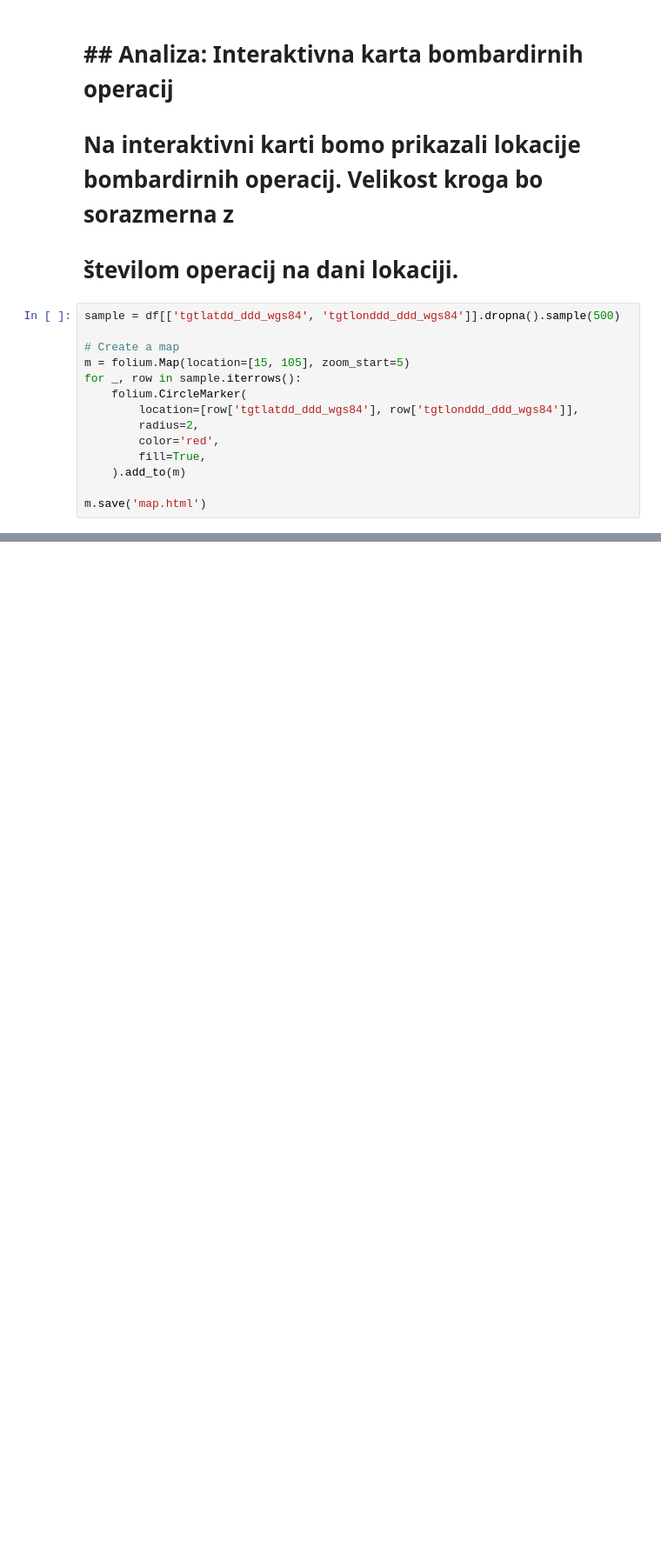
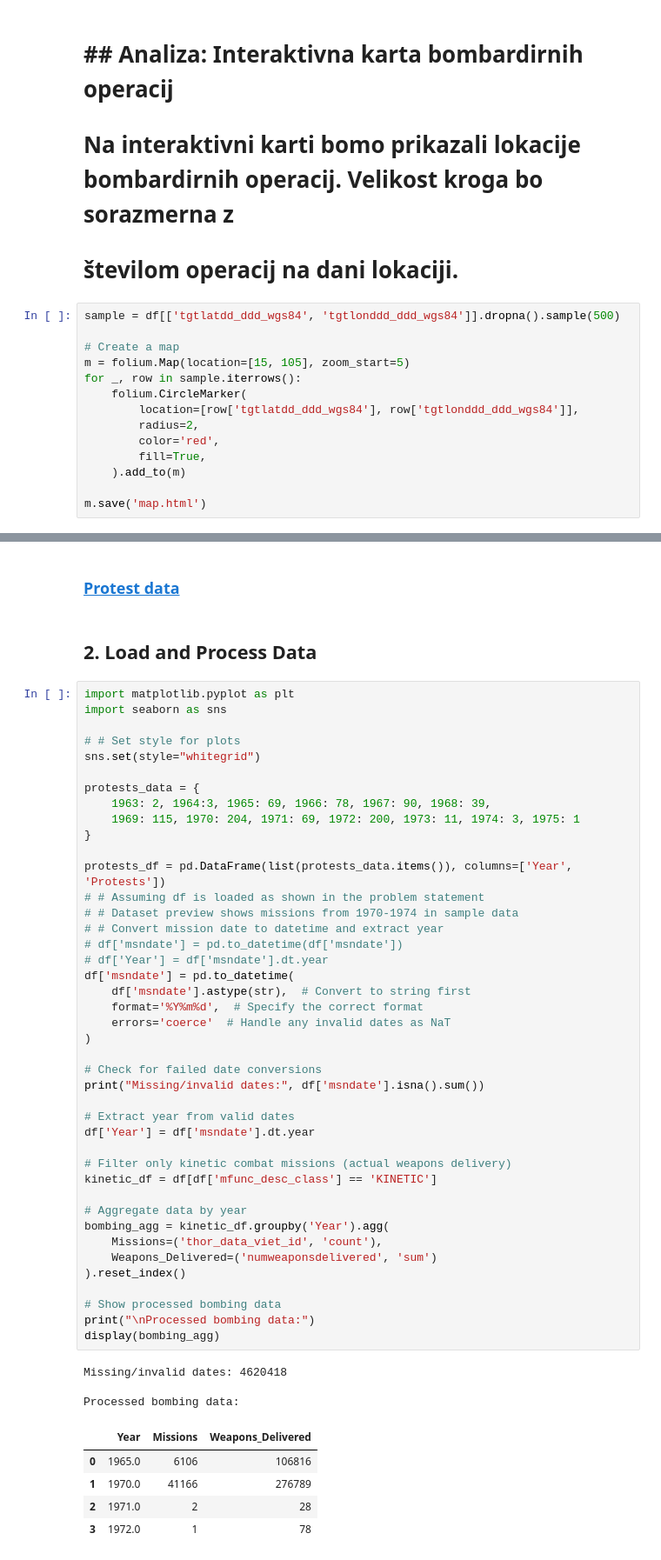
Before and after one commit to domen-jersek/Python_projektna_naloga, a Jupyter notebook: projektna.ipynb, the cells around one changed output, grey strips where cells are left out. Shown: that part at 87% size. Cells and saved outputs as stored; diff of their text form; blank space fills up the shorter version.

```diff
--- a/projektna.ipynb
+++ b/projektna.ipynb
@@ -149,0 +153,55 @@ m.save('map.html')
+# %% [markdown]
+### [Protest data](https://www.statista.com/statistics/1333974/annual-us-protests-against-vietnam-war/)
+# %% [markdown]
+## 2. Load and Process Data
+# %%
+import matplotlib.pyplot as plt
+import seaborn as sns
+
+# # Set style for plots
+sns.set(style="whitegrid")
+
+protests_data = {
+    1963: 2, 1964:3, 1965: 69, 1966: 78, 1967: 90, 1968: 39,
+    1969: 115, 1970: 204, 1971: 69, 1972: 200, 1973: 11, 1974: 3, 1975: 1
+}
+
+protests_df = pd.DataFrame(list(protests_data.items()), columns=['Year', 'Protests'])
+# # Assuming df is loaded as shown in the problem statement
+# # Dataset preview shows missions from 1970-1974 in sample data
+# # Convert mission date to datetime and extract year
+# df['msndate'] = pd.to_datetime(df['msndate'])
+# df['Year'] = df['msndate'].dt.year
+df['msndate'] = pd.to_datetime(
+    df['msndate'].astype(str),  # Convert to string first
+    format='%Y%m%d',  # Specify the correct format
+    errors='coerce'  # Handle any invalid dates as NaT
+)
+
+# Check for failed date conversions
+print("Missing/invalid dates:", df['msndate'].isna().sum())
+
+# Extract year from valid dates
+df['Year'] = df['msndate'].dt.year
+
+# Filter only kinetic combat missions (actual weapons delivery)
+kinetic_df = df[df['mfunc_desc_class'] == 'KINETIC']
+
+# Aggregate data by year
+bombing_agg = kinetic_df.groupby('Year').agg(
+    Missions=('thor_data_viet_id', 'count'),
+    Weapons_Delivered=('numweaponsdelivered', 'sum')
+).reset_index()
+
+# Show processed bombing data
+print("\nProcessed bombing data:")
+display(bombing_agg)
+# %% [output]
+Missing/invalid dates: 4620418
+
+Processed bombing data:
+|  | Year | Missions | Weapons_Delivered |
+| 0 | 1965.0 | 6106 | 106816 |
+| 1 | 1970.0 | 41166 | 276789 |
+| 2 | 1971.0 | 2 | 28 |
+| 3 | 1972.0 | 1 | 78 |
```
Also changed, not shown: parts of 12 cells of this notebook.
